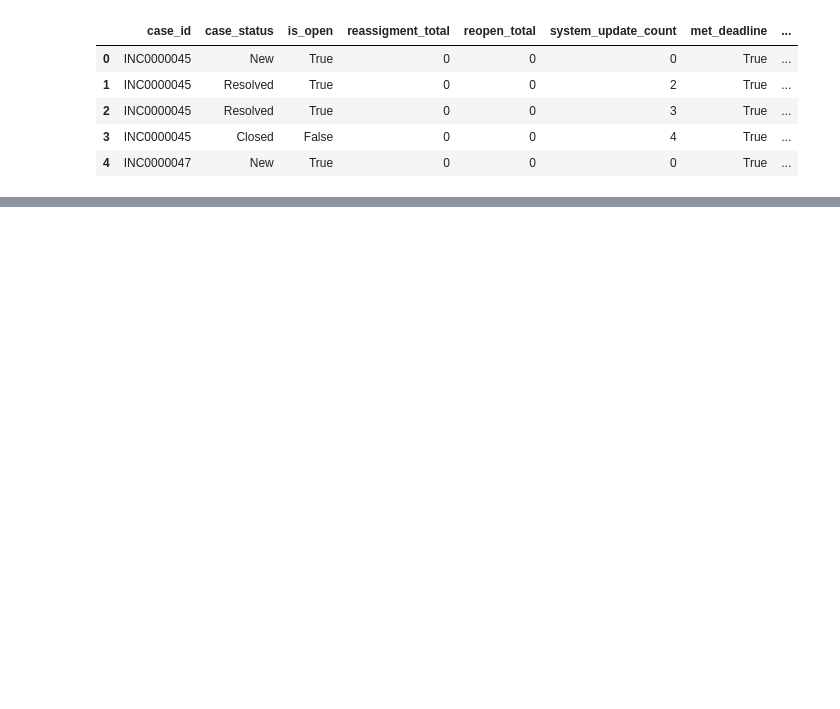
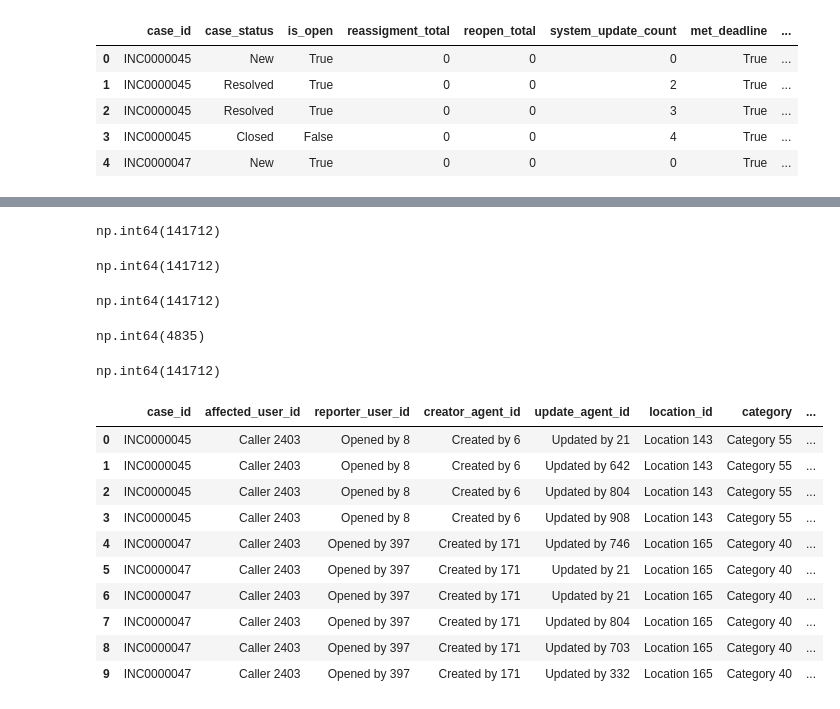
Before and after one commit to shashankgarewal/temporal-sequence-eventLog, a Jupyter notebook: notebooks/01_data_inspection.ipynb, the cells around one changed output, grey strips where cells are left out. Drawn from its saved outputs; the diff is of its cells as text; code cells hidden in the pictures; blank space fills up the shorter version.

```diff
--- a/notebooks/01_data_inspection.ipynb
+++ b/notebooks/01_data_inspection.ipynb
@@ -95,0 +192,38 @@ df.describe()
+# %%
+regx = r'^[A-Z]{3}\d{7}$'
+df['case_id'].str.contains(regx).sum()
+# %% [output]
+np.int64(141712)
+# %%
+df['case_id'].str.match(r'^INC\d{7}$').sum()
+# %% [output]
+np.int64(141712)
+# %%
+df['affected_user_id'].str.match(r'^Caller \d+$', na=True).sum()
+# %% [output]
+np.int64(141712)
+# %%
+df['reporter_user_id'].str.match(r'^Opened by \d+$', na=True).sum()
+# %% [output]
+np.int64(4835)
+# %%
+df['location_id'].str.match(r'^Location \d+$', na=True).sum()
+# %% [output]
+np.int64(141712)
+# %%
+rem_col = df.loc[:, df.nunique() > 10].select_dtypes(exclude=int).columns # remaining columns
+rem_col = rem_col.drop(['opened_timestamp', 'creator_timestamp', 'update_timestamp',
+              'resolved_timestamp', 'closed_timestamp'])
+df[rem_col].head(10)
+# %% [output]
+|  | case_id | affected_user_id | reporter_user_id | creator_agent_id | update_agent_id | location_id | category | ... |
+| 0 | INC0000045 | Caller 2403 | Opened by 8 | Created by 6 | Updated by 21 | Location 143 | Category 55 | ... |
+| 1 | INC0000045 | Caller 2403 | Opened by 8 | Created by 6 | Updated by 642 | Location 143 | Category 55 | ... |
+| 2 | INC0000045 | Caller 2403 | Opened by 8 | Created by 6 | Updated by 804 | Location 143 | Category 55 | ... |
+| 3 | INC0000045 | Caller 2403 | Opened by 8 | Created by 6 | Updated by 908 | Location 143 | Category 55 | ... |
+| 4 | INC0000047 | Caller 2403 | Opened by 397 | Created by 171 | Updated by 746 | Location 165 | Category 40 | ... |
+| 5 | INC0000047 | Caller 2403 | Opened by 397 | Created by 171 | Updated by 21 | Location 165 | Category 40 | ... |
+| 6 | INC0000047 | Caller 2403 | Opened by 397 | Created by 171 | Updated by 21 | Location 165 | Category 40 | ... |
+| 7 | INC0000047 | Caller 2403 | Opened by 397 | Created by 171 | Updated by 804 | Location 165 | Category 40 | ... |
+| 8 | INC0000047 | Caller 2403 | Opened by 397 | Created by 171 | Updated by 703 | Location 165 | Category 40 | ... |
+| 9 | INC0000047 | Caller 2403 | Opened by 397 | Created by 171 | Updated by 332 | Location 165 | Category 40 | ... |
```
Also changed, not shown: parts of 24 cells of this notebook.
